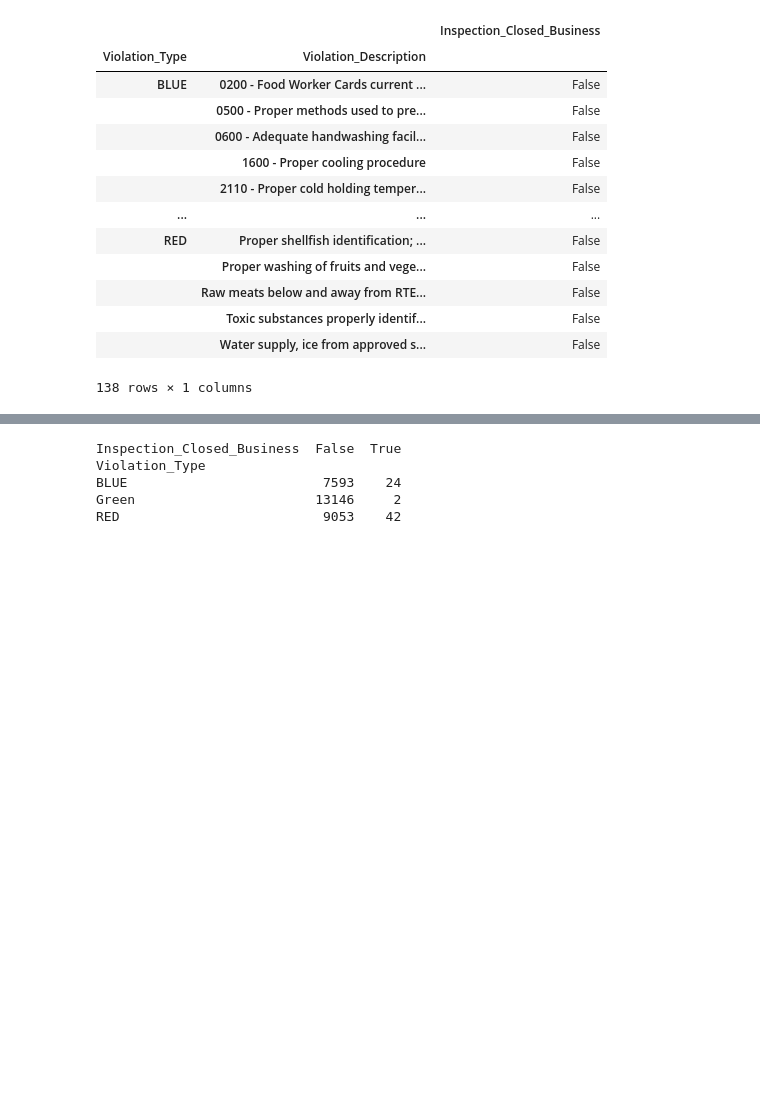
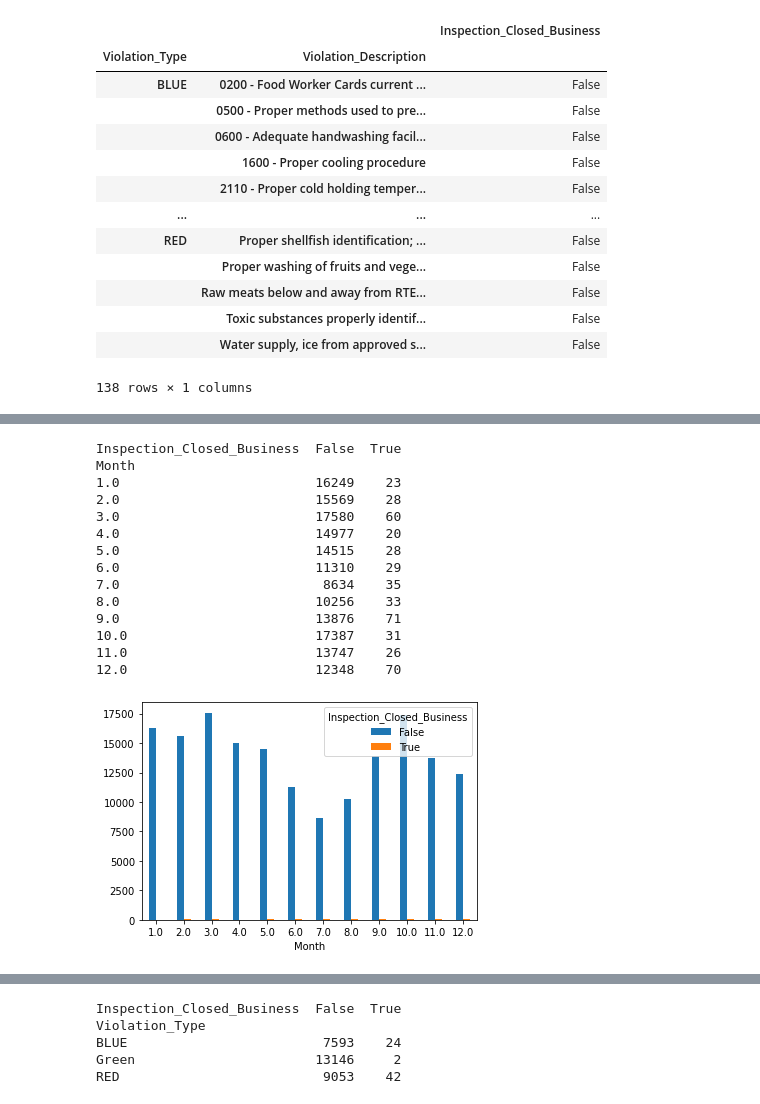
Before and after one commit to ML3-Group1/Project1, a Jupyter notebook: project.ipynb, the cells around one changed output, grey strips where cells are left out. Drawn from its saved outputs; the diff is of its cells as text; code cells hidden in the pictures; blank space fills up the shorter version.

```diff
--- a/project.ipynb
+++ b/project.ipynb
@@ -150,0 +184,20 @@ dd
+# %%
+CrosstabResult=pd.crosstab(index=df['Month'],columns=df['Inspection_Closed_Business'])
+CrosstabResult.plot.bar(figsize=(6,4), rot=0)
+print(CrosstabResult)
+# %% [output]
+Inspection_Closed_Business  False  True
+Month
+1.0                         16249    23
+2.0                         15569    28
+3.0                         17580    60
+4.0                         14977    20
+5.0                         14515    28
+6.0                         11310    29
+7.0                          8634    35
+8.0                         10256    33
+9.0                         13876    71
+10.0                        17387    31
+11.0                        13747    26
+12.0                        12348    70
+[figure, added]
```
Also changed, not shown: parts of 26 cells of this notebook.
